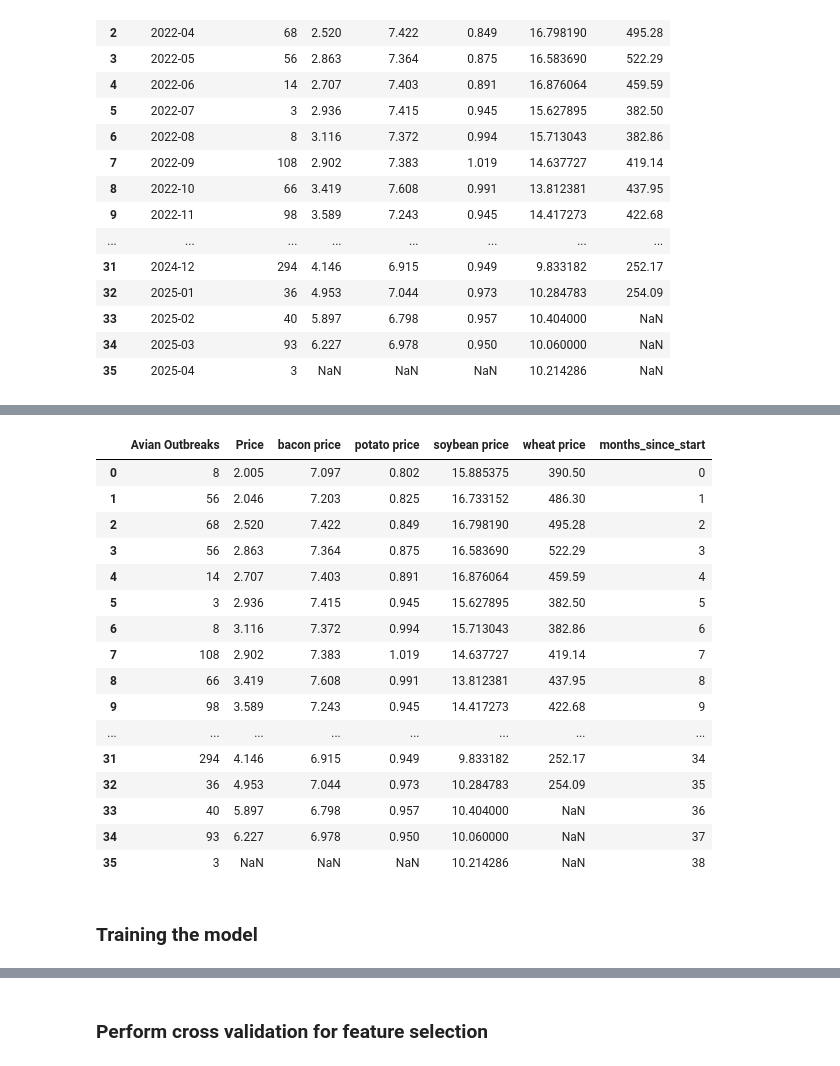
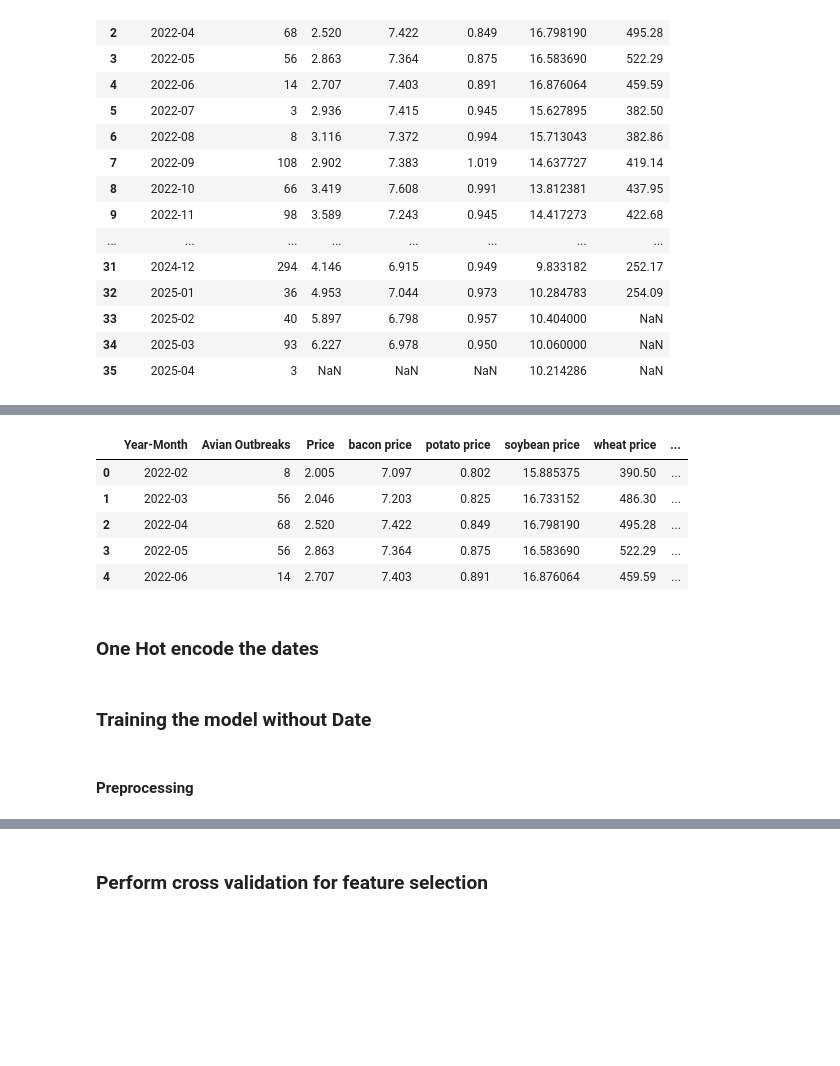
Before and after one commit to xeniachen-01/142a-eggs, a Jupyter notebook: project.ipynb, the cells around one changed output, grey strips where cells are left out. Cells and saved outputs as stored; diff of their text form; code cells hidden in the pictures; blank space fills up the shorter version.

```diff
--- a/project.ipynb
+++ b/project.ipynb
@@ -342,32 +456,29 @@ df
+# %%
+# Merge df and gas_prices on Year-Month
+df = pd.merge(df, gas_prices, left_on="Year-Month", right_on="Year-Month", how="left")
+df.head()
+# %% [output]
+|  | Year-Month | Avian Outbreaks | Price | bacon price | potato price | soybean price | wheat price | ... |
+| 0 | 2022-02 | 8 | 2.005 | 7.097 | 0.802 | 15.885375 | 390.50 | ... |
+| 1 | 2022-03 | 56 | 2.046 | 7.203 | 0.825 | 16.733152 | 486.30 | ... |
+| 2 | 2022-04 | 68 | 2.520 | 7.422 | 0.849 | 16.798190 | 495.28 | ... |
+| 3 | 2022-05 | 56 | 2.863 | 7.364 | 0.875 | 16.583690 | 522.29 | ... |
+| 4 | 2022-06 | 14 | 2.707 | 7.403 | 0.891 | 16.876064 | 459.59 | ... |
+# %% [markdown]
+### One Hot encode the dates
 # %%
-# Encode Year-Month as an integer "months since start"
-i = 0
-# Calculate months_since_start based on the Year-Month column
-df['months_since_start'] = (df['Year-Month'] - df['Year-Month'].min()).apply(lambda x: x.n)
+# # Encode Year-Month as an integer "months since start"
+# i = 0
+# # Calculate months_since_start based on the Year-Month column
+# df['months_since_start'] = (df['Year-Month'] - df['Year-Month'].min()).apply(lambda x: x.n)
 
-# Drop Year-Month column from df
-df = df.drop(columns=["Year-Month"])
-df
+# # Drop Year-Month column from df
+# df = df.drop(columns=["Year-Month"])
+# df
-# %% [output]
-|  | Avian Outbreaks | Price | bacon price | potato price | soybean price | wheat price | months_since_start |
-| 0 | 8 | 2.005 | 7.097 | 0.802 | 15.885375 | 390.50 | 0 |
-| 1 | 56 | 2.046 | 7.203 | 0.825 | 16.733152 | 486.30 | 1 |
-| 2 | 68 | 2.520 | 7.422 | 0.849 | 16.798190 | 495.28 | 2 |
-| 3 | 56 | 2.863 | 7.364 | 0.875 | 16.583690 | 522.29 | 3 |
-| 4 | 14 | 2.707 | 7.403 | 0.891 | 16.876064 | 459.59 | 4 |
-| 5 | 3 | 2.936 | 7.415 | 0.945 | 15.627895 | 382.50 | 5 |
-| 6 | 8 | 3.116 | 7.372 | 0.994 | 15.713043 | 382.86 | 6 |
-| 7 | 108 | 2.902 | 7.383 | 1.019 | 14.637727 | 419.14 | 7 |
-| 8 | 66 | 3.419 | 7.608 | 0.991 | 13.812381 | 437.95 | 8 |
-| 9 | 98 | 3.589 | 7.243 | 0.945 | 14.417273 | 422.68 | 9 |
-| ... | ... | ... | ... | ... | ... | ... | ... |
-| 31 | 294 | 4.146 | 6.915 | 0.949 | 9.833182 | 252.17 | 34 |
-| 32 | 36 | 4.953 | 7.044 | 0.973 | 10.284783 | 254.09 | 35 |
-| 33 | 40 | 5.897 | 6.798 | 0.957 | 10.404000 | NaN | 36 |
-| 34 | 93 | 6.227 | 6.978 | 0.950 | 10.060000 | NaN | 37 |
-| 35 | 3 | NaN | NaN | NaN | 10.214286 | NaN | 38 |
 # %% [markdown]
-### Training the model
+### Training the model without Date
+# %% [markdown]
+#### Preprocessing
 # %%
 # Train and linear regression and random forest model
 from sklearn.model_selection import train_test_split
```
Also changed, not shown: parts of 26 cells of this notebook, 5 other files.
